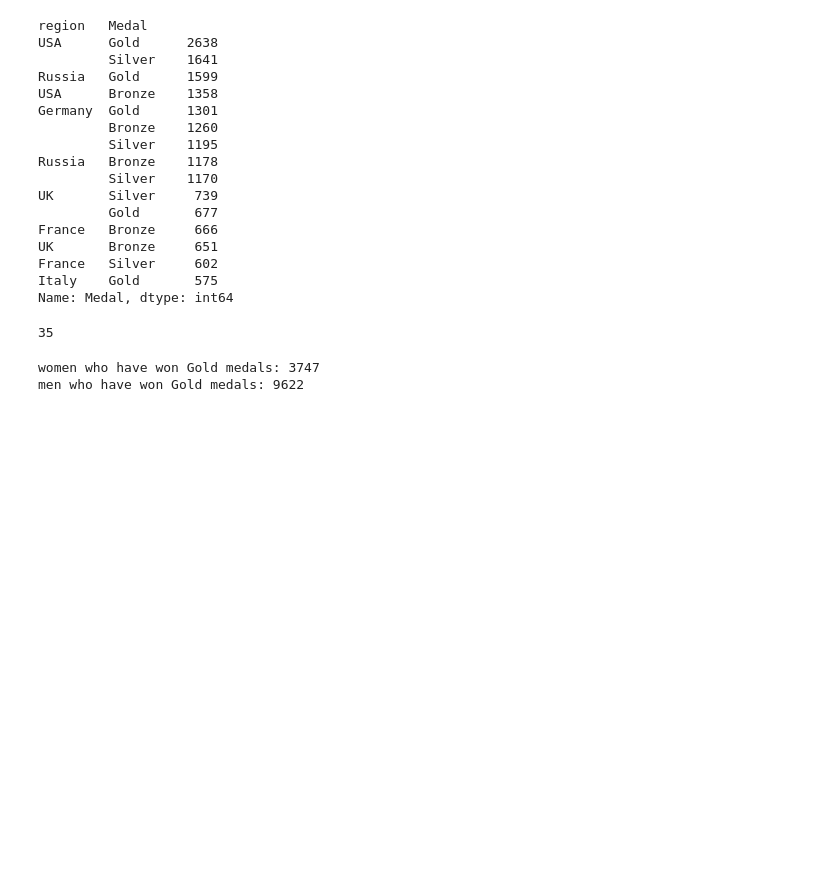
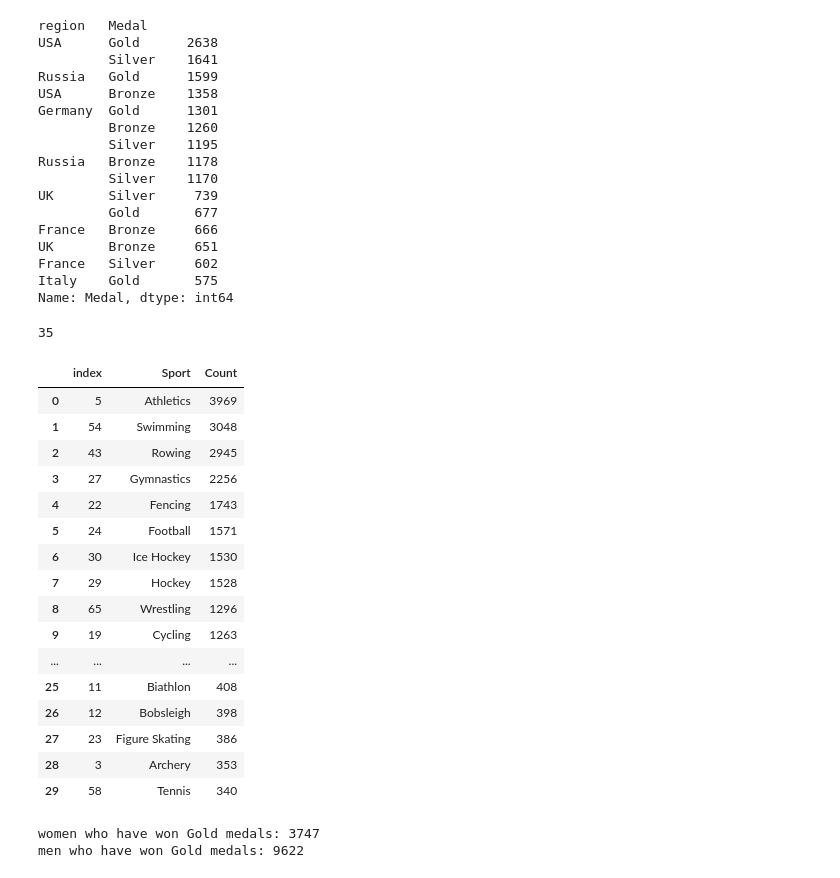
Before and after one commit to MaliheDahmardeh/Olympic-History, a Jupyter notebook: Olympic_History.ipynb, the cells around one changed output. Saved outputs shown, nothing was run; the diff lists cells and outputs as text; code cells hidden in the pictures; blank space fills up the shorter version.

```diff
--- a/Olympic_History.ipynb
+++ b/Olympic_History.ipynb
@@ -454,6 +436,28 @@ Name: Medal, dtype: int64
 df['Year'].nunique()
 # %% [output]
 35
+# %%
+df_sport = df.groupby('Sport')['Name'].count().reset_index(name = 'Count')
+df_sport = df_sport.sort_values('Count',ascending = False).reset_index()
+df_sport.head(30)
+# %% [output]
+|  | index | Sport | Count |
+| 0 | 5 | Athletics | 3969 |
+| 1 | 54 | Swimming | 3048 |
+| 2 | 43 | Rowing | 2945 |
+| 3 | 27 | Gymnastics | 2256 |
+| 4 | 22 | Fencing | 1743 |
+| 5 | 24 | Football | 1571 |
+| 6 | 30 | Ice Hockey | 1530 |
+| 7 | 29 | Hockey | 1528 |
+| 8 | 65 | Wrestling | 1296 |
+| 9 | 19 | Cycling | 1263 |
+| ... | ... | ... | ... |
+| 25 | 11 | Biathlon | 408 |
+| 26 | 12 | Bobsleigh | 398 |
+| 27 | 23 | Figure Skating | 386 |
+| 28 | 3 | Archery | 353 |
+| 29 | 58 | Tennis | 340 |
 # %%
 #number of women who have won 'Gold' medals
 women_with_gold=df[(df['Sex'] == 'F') & (df['Medal'] == 'Gold')].count()['Medal']
```
Also changed, not shown: parts of 3 cells of this notebook.
